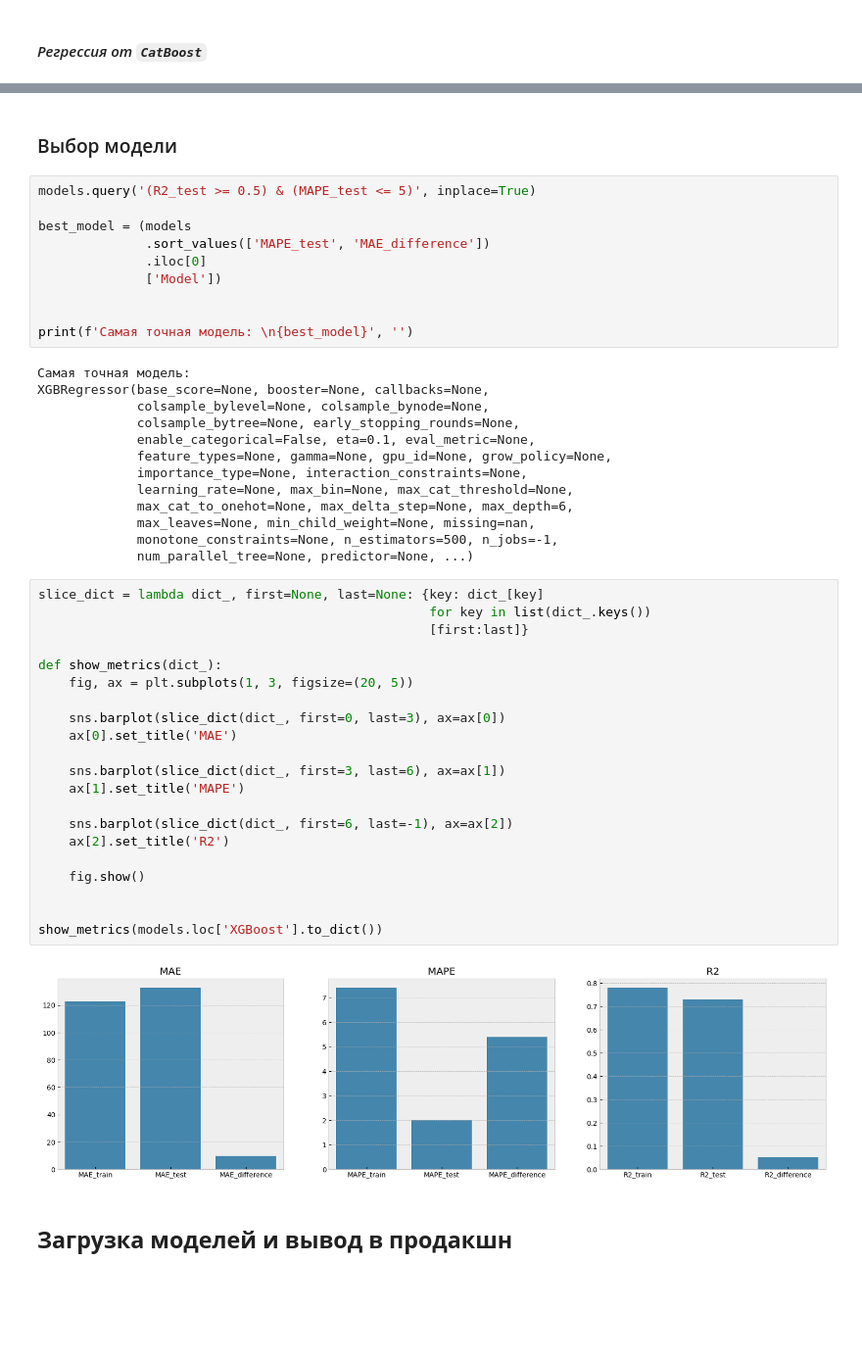
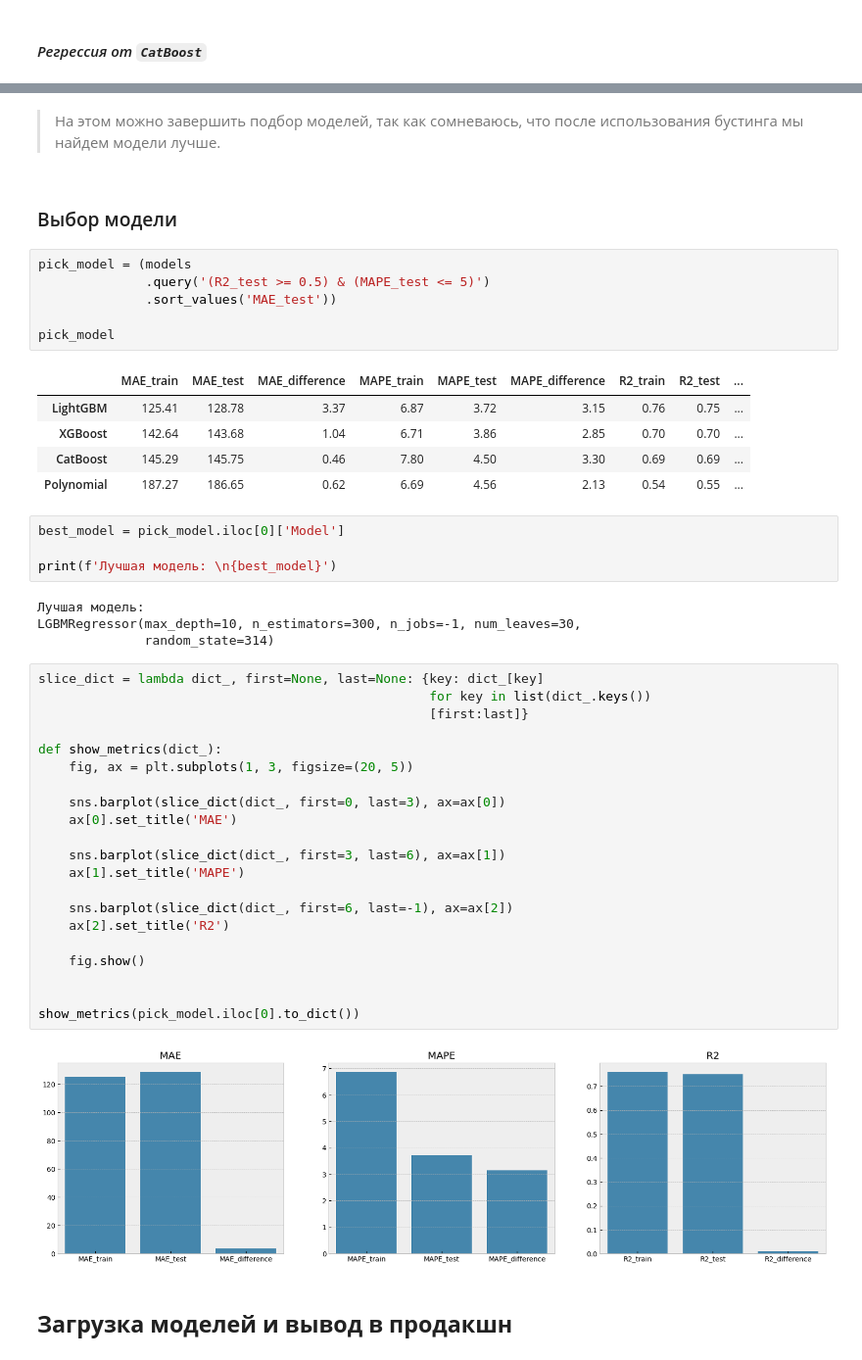
Before and after one commit to georgekovin/Housing-Regression-Project, a Jupyter notebook: modeling_nb.ipynb, the cells around one changed output, grey strips where cells are left out. Shown at 98% size. Saved outputs shown, nothing was run; the diff lists cells and outputs as text; blank space fills up the shorter version.

```diff
--- a/modeling_nb.ipynb
+++ b/modeling_nb.ipynb
@@ -1085,51 +1118,50 @@ add_metrics_model('Voting', metrics)
+# %% [markdown]
+> На этом можно завершить подбор моделей, так как сомневаюсь, что после использования бустинга мы найдем модели лучше.
 # %% [markdown]
 ### Выбор модели
+# %%
+pick_model = (models
+              .query('(R2_test >= 0.5) & (MAPE_test <= 5)')
+              .sort_values('MAE_test'))
+
+pick_model
+# %% [output]
+|  | MAE_train | MAE_test | MAE_difference | MAPE_train | MAPE_test | MAPE_difference | R2_train | R2_test | ... |
+| LightGBM | 125.41 | 128.78 | 3.37 | 6.87 | 3.72 | 3.15 | 0.76 | 0.75 | ... |
+| XGBoost | 142.64 | 143.68 | 1.04 | 6.71 | 3.86 | 2.85 | 0.70 | 0.70 | ... |
+| CatBoost | 145.29 | 145.75 | 0.46 | 7.80 | 4.50 | 3.30 | 0.69 | 0.69 | ... |
+| Polynomial | 187.27 | 186.65 | 0.62 | 6.69 | 4.56 | 2.13 | 0.54 | 0.55 | ... |
 # %%
-models.query('(R2_test >= 0.5) & (MAPE_test <= 5)', inplace=True)
+best_model = pick_model.iloc[0]['Model']
 
-best_model = (models
-              .sort_values(['MAPE_test', 'MAE_difference'])
-              .iloc[0]
-              ['Model'])
-
-
-print(f'Самая точная модель: \n{best_model}', '')
+print(f'Лучшая модель: \n{best_model}')
 # %% [output]
-Самая точная модель:
-XGBRegressor(base_score=None, booster=None, callbacks=None,
-             colsample_bylevel=None, colsample_bynode=None,
-             colsample_bytree=None, early_stopping_rounds=None,
-             enable_categorical=False, eta=0.1, eval_metric=None,
-             feature_types=None, gamma=None, gpu_id=None, grow_policy=None,
-             importance_type=None, interaction_constraints=None,
-             learning_rate=None, max_bin=None, max_cat_threshold=None,
-             max_cat_to_onehot=None, max_delta_step=None, max_depth=6,
-             max_leaves=None, min_child_weight=None, missing=nan,
-             monotone_constraints=None, n_estimators=500, n_jobs=-1,
-             num_parallel_tree=None, predictor=None, ...)
+Лучшая модель:
+LGBMRegressor(max_depth=10, n_estimators=300, n_jobs=-1, num_leaves=30,
+              random_state=314)
 # %%
 slice_dict = lambda dict_, first=None, last=None: {key: dict_[key]
                                                    for key in list(dict_.keys())
                                                    [first:last]}
 
 def show_metrics(dict_):
     fig, ax = plt.subplots(1, 3, figsize=(20, 5))
 
     sns.barplot(slice_dict(dict_, first=0, last=3), ax=ax[0])
     ax[0].set_title('MAE')
 
     sns.barplot(slice_dict(dict_, first=3, last=6), ax=ax[1])
     ax[1].set_title('MAPE')
 
     sns.barplot(slice_dict(dict_, first=6, last=-1), ax=ax[2])
     ax[2].set_title('R2')
 
     fig.show()
 
 
-show_metrics(models.loc['XGBoost'].to_dict())
+show_metrics(pick_model.iloc[0].to_dict())
 # %% [output]
-[figure, old version]
+[figure, new version]
 # %% [markdown]
 ## **Загрузка моделей и вывод в продакшн**
 # %%
```
Also changed, not shown: parts of 112 cells of this notebook.
